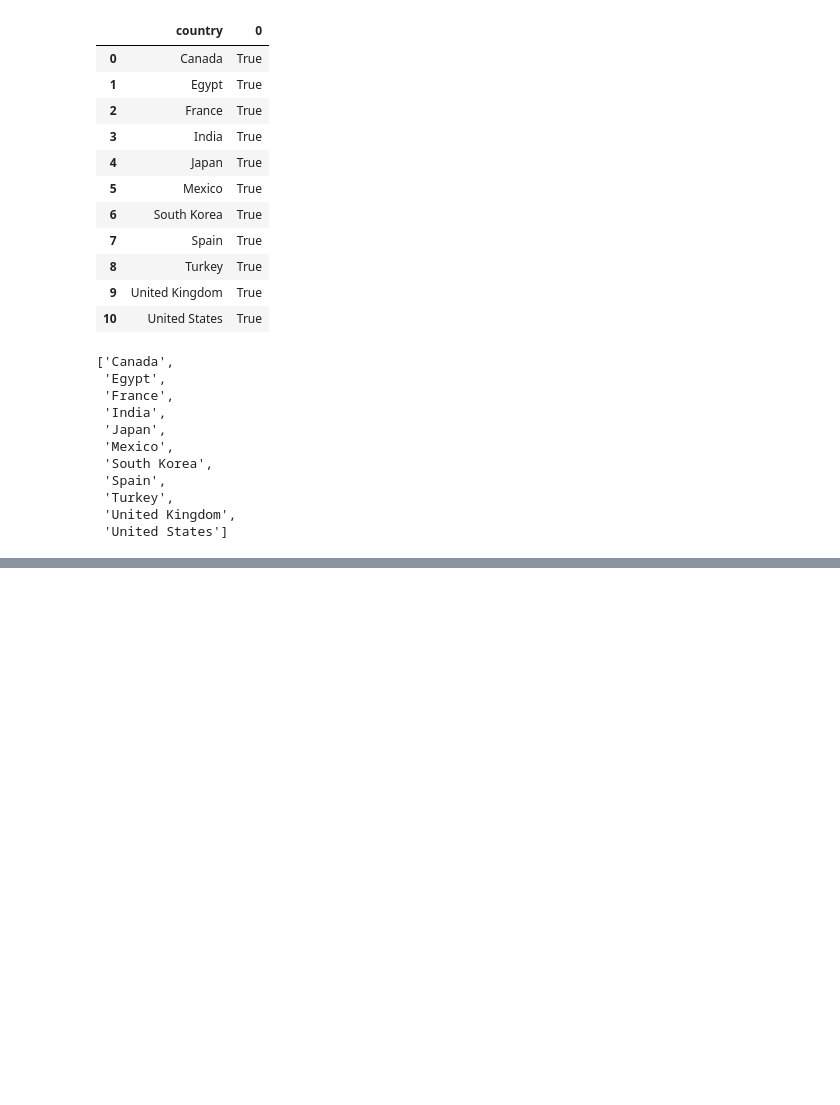
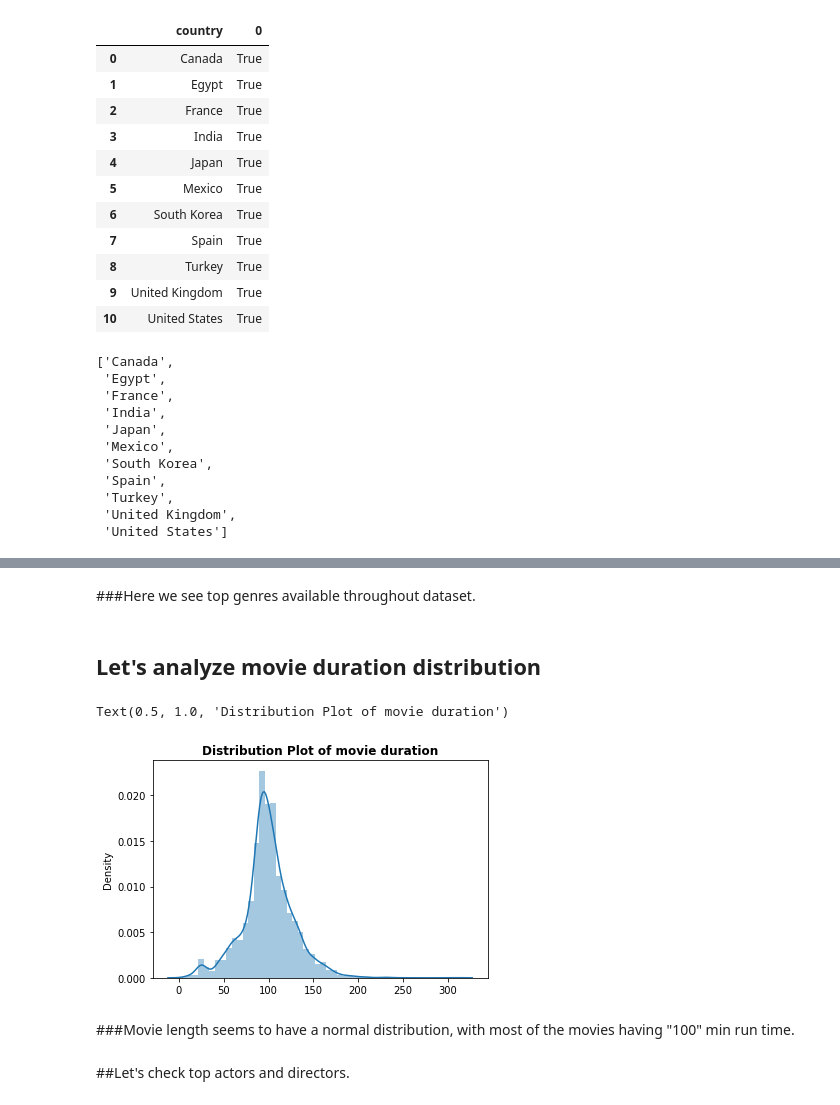
Before and after one commit to tanay47/Netflix-Movie-and-TV-Shows-Clustering, a Jupyter notebook: NETFLIX_MOVIES_AND_TV_SHOWS_CLUSTERING.ipynb, the cells around one changed output, grey strips where cells are left out. Cells and saved outputs as stored; diff of their text form; code cells hidden in the pictures; blank space fills up the shorter version.

Commit message:
More EDA, movie runtime distribution and top actors and directors.

```diff
--- a/NETFLIX_MOVIES_AND_TV_SHOWS_CLUSTERING.ipynb
+++ b/NETFLIX_MOVIES_AND_TV_SHOWS_CLUSTERING.ipynb
@@ -258,0 +274,18 @@ for country in list_of_top_countries:
+# %% [markdown]
+###Here we see top genres available throughout dataset.
+# %% [markdown]
+## Let's analyze movie duration distribution
+# %%
+# plotting the distribution plot for movie timings
+plt.figure(figsize=(6,4))
+movie_set = net_df[ net_df['type'] == "Movie"]
+time = movie_set['duration'].str.extract('(\d+)')
+sns.distplot(time)
+plt.title(f"Distribution Plot of movie duration", fontweight="bold")
+# %% [output]
+Text(0.5, 1.0, 'Distribution Plot of movie duration')
+[figure, added]
+# %% [markdown]
+###Movie length seems to have a normal distribution, with most of the movies having "100" min run time.
+# %% [markdown]
+##Let's check top actors and directors.
```
Also changed, not shown: parts of 17 cells of this notebook.
